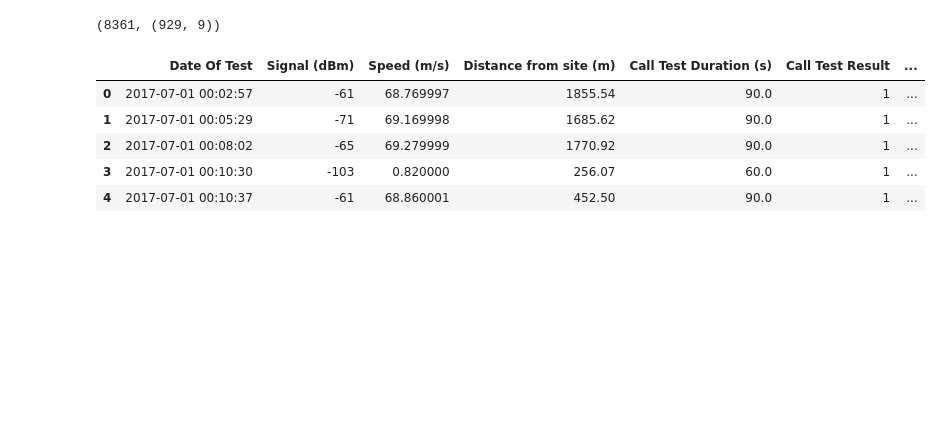
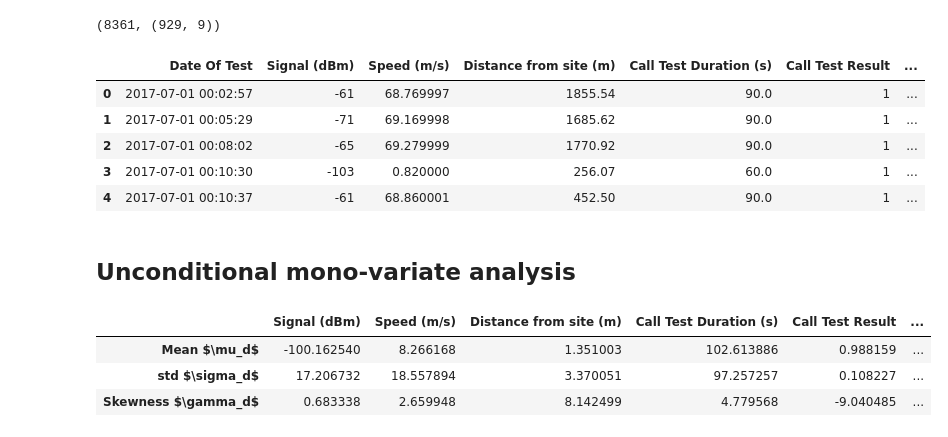
Before and after one commit to ezequiasjunior/ica2019.2, a Jupyter notebook: data_preprocess.ipynb, the cells around one changed output. Saved outputs shown, nothing was run; the diff lists cells and outputs as text; code cells hidden in the pictures; blank space fills up the shorter version.

```diff
--- a/data_preprocess.ipynb
+++ b/data_preprocess.ipynb
@@ -17,3 +19,14 @@ datahw01.head()
 | 2 | 2017-07-01 00:08:02 | -65 | 69.279999 | 1770.92 | 90.0 | 1 | ... |
 | 3 | 2017-07-01 00:10:30 | -103 | 0.820000 | 256.07 | 60.0 | 1 | ... |
 | 4 | 2017-07-01 00:10:37 | -61 | 68.860001 | 452.50 | 90.0 | 1 | ... |
+# %% [markdown]
+## Unconditional mono-variate analysis
+# %%
+unc_monovar = datahw01.describe().iloc[1:3,:-1].append(datahw01.skew()[:-1], ignore_index=True)
+unc_monovar.index = ['Mean $\mu_d$','std $\sigma_d$','Skewness $\gamma_d$']
+unc_monovar
+# %% [output]
+|  | Signal (dBm) | Speed (m/s) | Distance from site (m) | Call Test Duration (s) | Call Test Result | ... |
+| Mean $\mu_d$ | -100.162540 | 8.266168 | 1.351003 | 102.613886 | 0.988159 | ... |
+| std $\sigma_d$ | 17.206732 | 18.557894 | 3.370051 | 97.257257 | 0.108227 | ... |
+| Skewness $\gamma_d$ | 0.683338 | 2.659948 | 8.142499 | 4.779568 | -9.040485 | ... |
```
Also changed, not shown: parts of 6 cells of this notebook.
